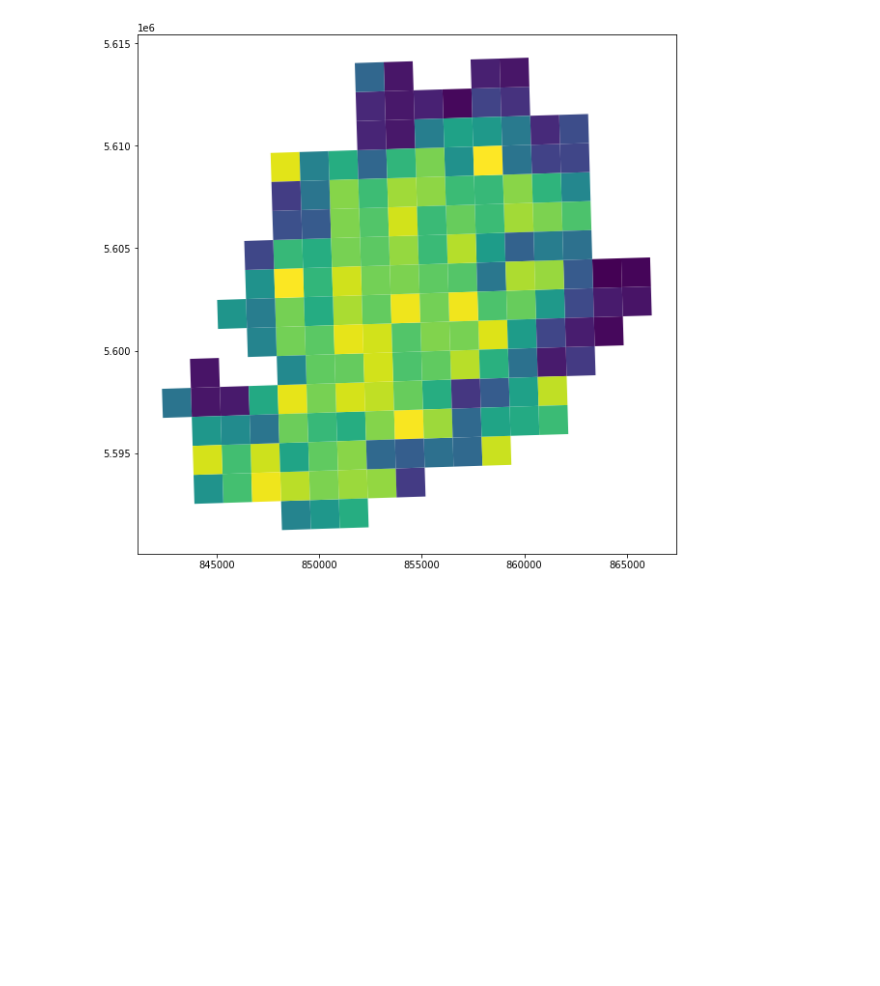
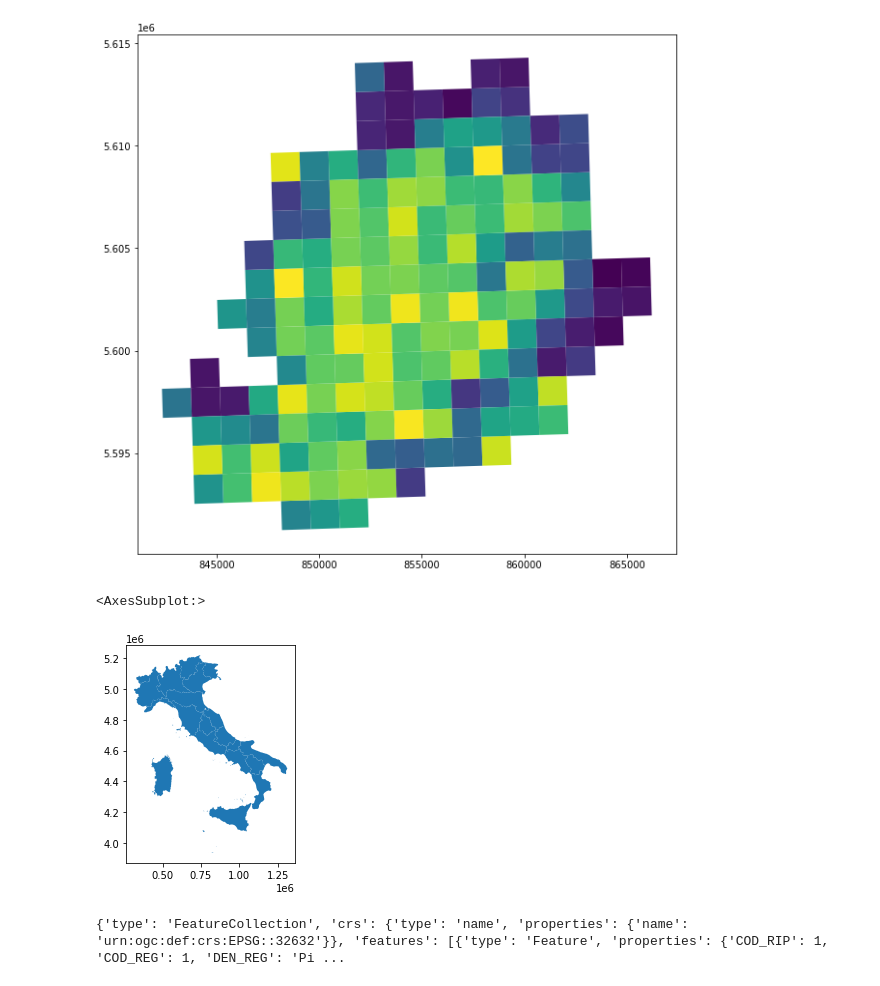
Before and after one commit to filipkrasniqi/networkcovid, a Jupyter notebook: Filip/cablatura.ipynb, the cells around one changed output. Cells and saved outputs as stored; diff of their text form; code cells hidden in the pictures; blank space fills up the shorter version.

```diff
--- a/Filip/cablatura.ipynb
+++ b/Filip/cablatura.ipynb
@@ -1,5 +1,6 @@
 # %%
 import geopandas as gp
+import json
 
 def getMaskGdf1MinusGdf2(gdf1, gdf2):
     mask_gdf = []
@@ -12,7 +13,7 @@ def getMaskGdf1MinusGdf2(gdf1, gdf2):
     return mask_gdf
 
 data_path = "/Users/filipkrasniqi/Documents/Datasets.tmp/cablatura/"
-data_agcom_path, data_boundaries = "{}{}".format(data_path, "AGCOM_BBmap_EU_GRID1km/"), "{}{}".format(data_path, "Limiti01012020_g/Com01012020_g/")
+data_agcom_path, data_boundaries, region_data_boundaries = "{}{}".format(data_path, "AGCOM_BBmap_EU_GRID1km/"), "{}{}".format(data_path, "Limiti01012020_g/Com01012020_g/"),"{}{}".format(data_path, "Limiti01012020_g/Reg01012020_g/")
 # %%
 gdf = gp.read_file("{}{}".format(data_agcom_path, "AGCOM_BBmap_coverage_grid1km_2018_december.shp"))
 # %%
@@ -72,3 +73,16 @@ torino_coverage.plot(column='speed_down', figsize=(10, 15))
 # %% [output]
 <AxesSubplot:>
 [figure]
+# %%
+region_boundaries = gp.read_file("{}{}".format(region_data_boundaries, "Reg01012020_g_WGS84.shp"))
+# %%
+region_boundaries.plot()
+# %% [output]
+<AxesSubplot:>
+[figure, added]
+# %%
+region_boundaries.to_file("{}/boundaries.json".format(region_data_boundaries), driver = "GeoJSON")
+with open("{}/boundaries.json".format(region_data_boundaries)) as geofile:
+    j_file = json.load(geofile)
+# %% [output]
+{'type': 'FeatureCollection', 'crs': {'type': 'name', 'properties': {'name': 'urn:ogc:def:crs:EPSG::32632'}}, 'features': [{'type': 'Feature', 'properties': {'COD_RIP': 1, 'COD_REG': 1, 'DEN_REG': 'Pi ...
```
Also changed, not shown: 6 other files.
